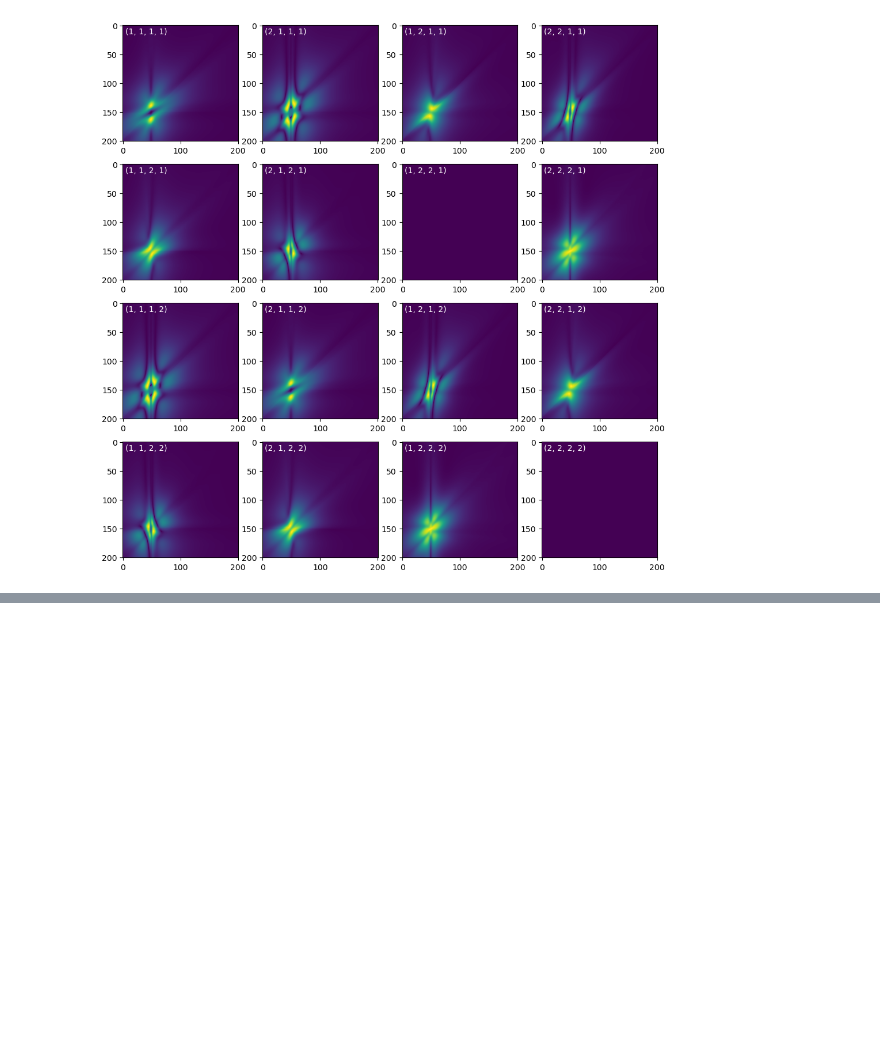
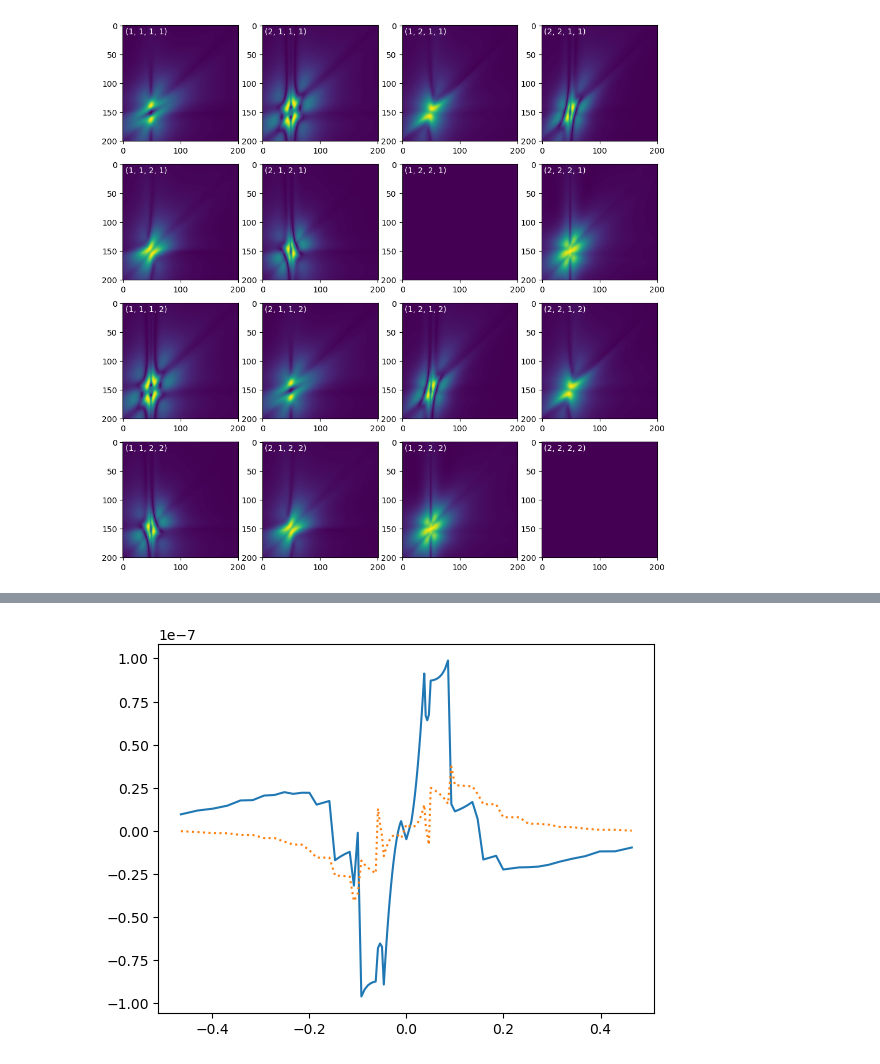
Before and after one commit to MFrankenbach/TCI4Keldysh, a Jupyter notebook: scripts/vertex_inspection.ipynb, the cells around one changed output, grey strips where cells are left out. Drawn from its saved outputs; the diff is of its cells as text; code cells hidden in the pictures; blank space fills up the shorter version.

```diff
--- a/scripts/vertex_inspection.ipynb
+++ b/scripts/vertex_inspection.ipynb
@@ -470,0 +709,10 @@ display(fig)
+# %%
+fig, axs = subplots()
+iK = 2
+ommax = 0.5
+ids = abs.(grid) .< ommax
+axs.plot(grid[ids], real.(core[121,50,ids, TCI4Keldysh.KF_idx(iK,3)...]); linestyle="solid")
+axs.plot(grid[ids], imag.(core[121,50,ids, TCI4Keldysh.KF_idx(iK,3)...]); linestyle="dotted")
+display(fig)
+# %% [output]
+[figure, added]
```
Also changed, not shown: parts of 12 cells of this notebook, 23 other files.
